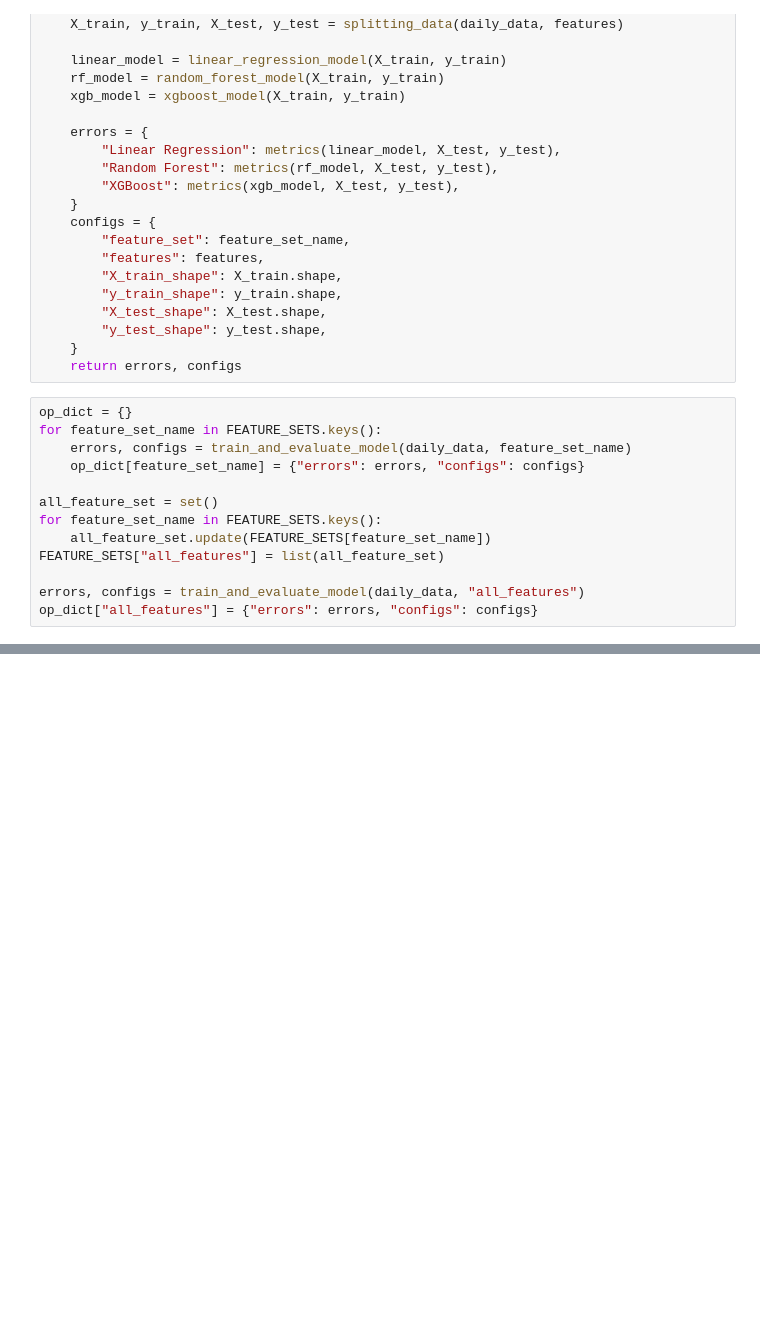
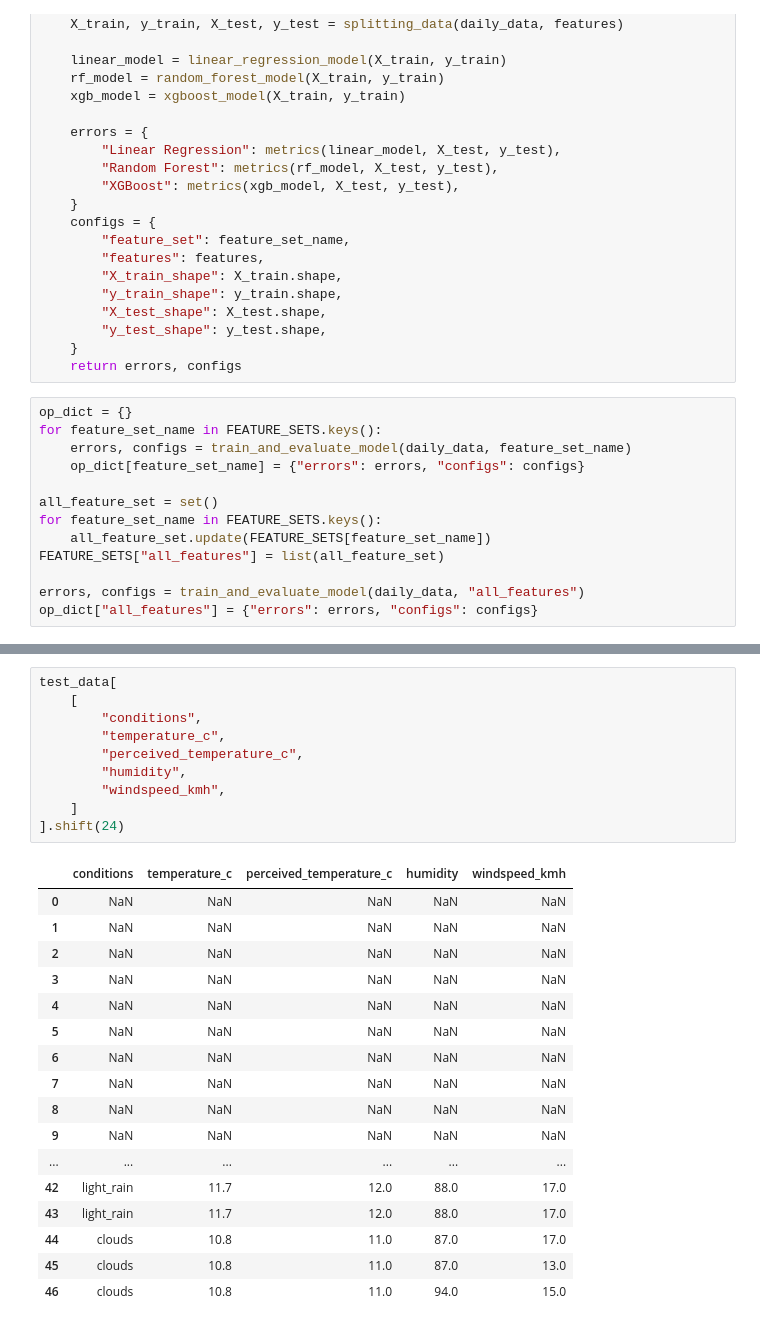
Before and after one commit to jayeshmanani/MLOps-Level3, a Jupyter notebook: week-3/model_trial.ipynb, the cells around one changed output, grey strips where cells are left out. Cells and saved outputs as stored; diff of their text form; blank space fills up the shorter version.

```diff
--- a/week-3/model_trial.ipynb
+++ b/week-3/model_trial.ipynb
@@ -426,0 +495,28 @@ Configs:
+# %%
+test_data[
+    [
+        "conditions",
+        "temperature_c",
+        "perceived_temperature_c",
+        "humidity",
+        "windspeed_kmh",
+    ]
+].shift(24)
+# %% [output]
+|  | conditions | temperature_c | perceived_temperature_c | humidity | windspeed_kmh |
+| 0 | NaN | NaN | NaN | NaN | NaN |
+| 1 | NaN | NaN | NaN | NaN | NaN |
+| 2 | NaN | NaN | NaN | NaN | NaN |
+| 3 | NaN | NaN | NaN | NaN | NaN |
+| 4 | NaN | NaN | NaN | NaN | NaN |
+| 5 | NaN | NaN | NaN | NaN | NaN |
+| 6 | NaN | NaN | NaN | NaN | NaN |
+| 7 | NaN | NaN | NaN | NaN | NaN |
+| 8 | NaN | NaN | NaN | NaN | NaN |
+| 9 | NaN | NaN | NaN | NaN | NaN |
+| ... | ... | ... | ... | ... | ... |
+| 42 | light_rain | 11.7 | 12.0 | 88.0 | 17.0 |
+| 43 | light_rain | 11.7 | 12.0 | 88.0 | 17.0 |
+| 44 | clouds | 10.8 | 11.0 | 87.0 | 17.0 |
+| 45 | clouds | 10.8 | 11.0 | 87.0 | 13.0 |
+| 46 | clouds | 10.8 | 11.0 | 94.0 | 15.0 |
```
Also changed, not shown: parts of 18 cells of this notebook, 4 other files.
